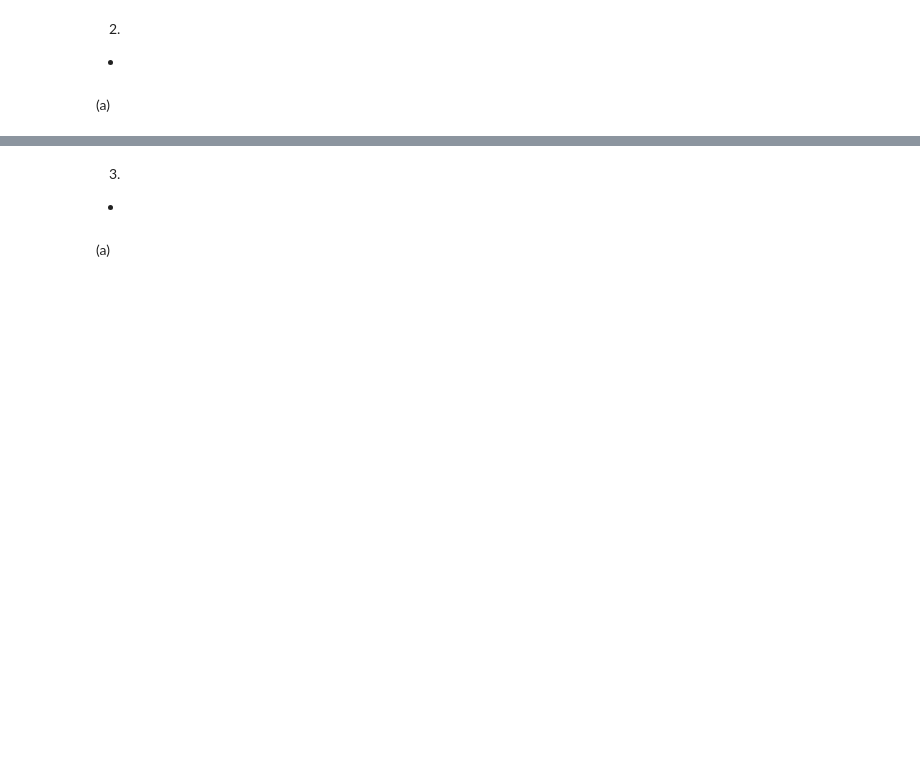
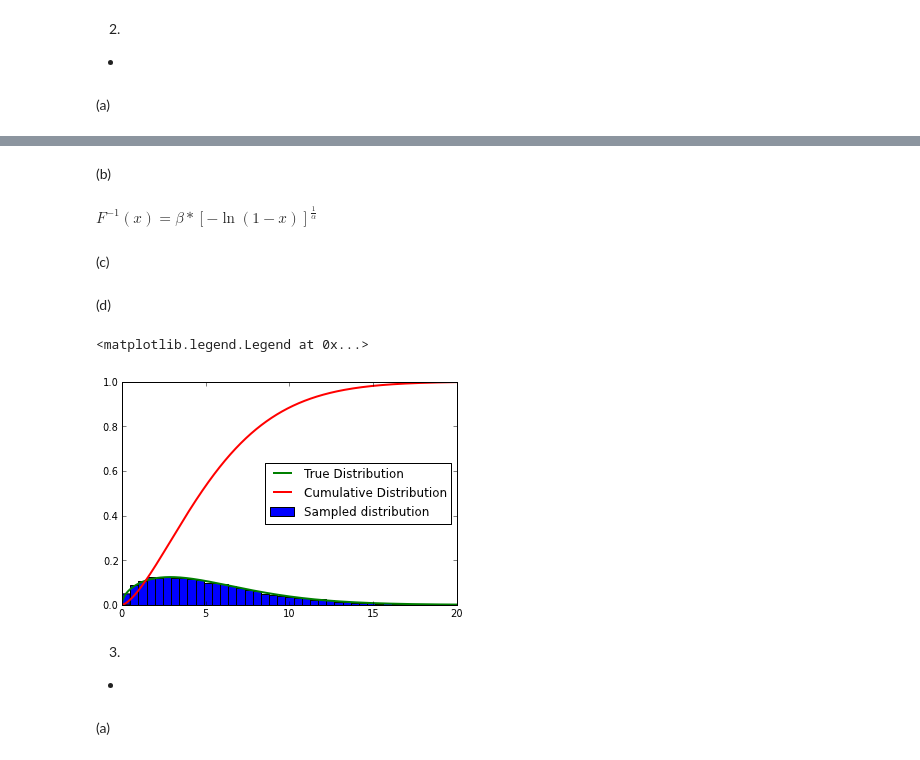
Before and after one commit to jdfreder/MCG, a Jupyter notebook: Week8/MCSimulation-Ex7.ipynb, the cells around one changed output, grey strips where cells are left out. Drawn from its saved outputs; the diff is of its cells as text; code cells hidden in the pictures; blank space fills up the shorter version.

```diff
--- a/Week8/MCSimulation-Ex7.ipynb
+++ b/Week8/MCSimulation-Ex7.ipynb
@@ -229,3 +231,30 @@ xlim(-.2,.2)
+# %% [markdown]
+(b)
+# %% [markdown]
+$F^{-1}(x)=\beta*[-\ln(1-x)]^{\frac{1}{\alpha}}$
+# %% [markdown]
+(c)
+# %%
+f=lambda x:a*B**(-a)*x**(a-1)*e**(-(x/B)**a)
+F=lambda x:1-e**(-(x/B)**a)
+Finv=lambda z:B*(-log(1-z))**(1/a)
+x=arange(0,20.01,.01)
+a=1.5
+B=6
+N=10000
+z=numpy.random.random_sample(N)
+xsamples=Finv(z)
+# %% [markdown]
+(d)
+# %%
+hist(xsamples,50,normed=True,label='Sampled distribution')
+plot(x,f(x),lw=2,label='True Distribution')
+plot(x,F(x),lw=2,label='Cumulative Distribution')
+xlim((0,20))
+legend(loc=5)
+# %% [output]
+<matplotlib.legend.Legend at 0x...>
+[figure, added]
 # %% [markdown]
 3.
 -
```
Also changed, not shown: parts of 1 cell of this notebook.
